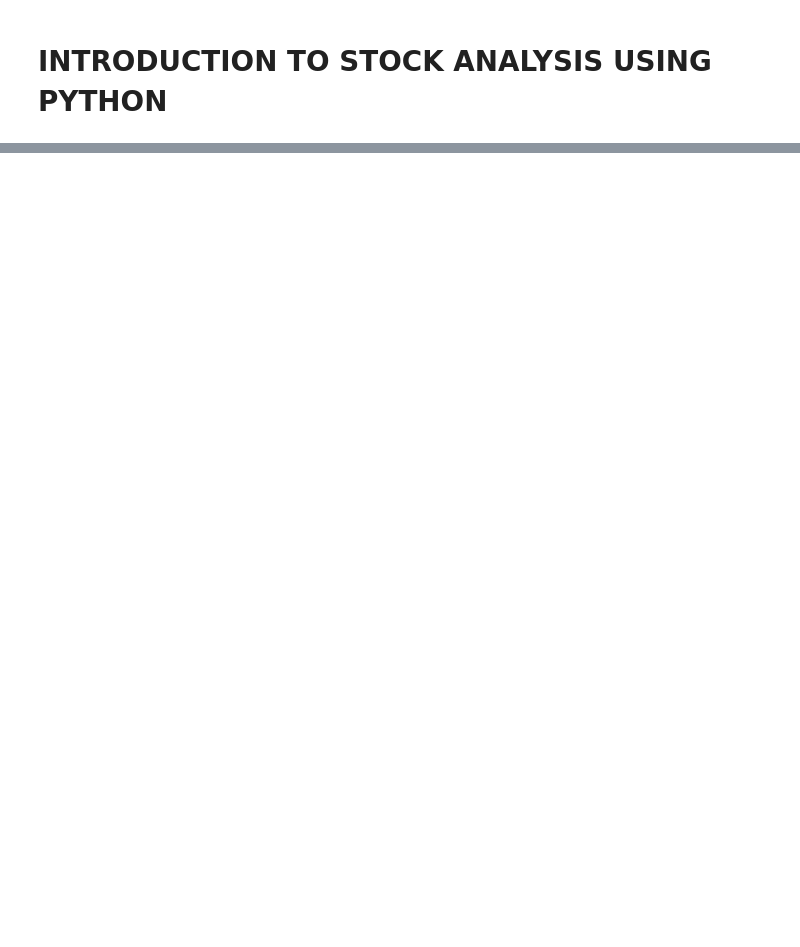
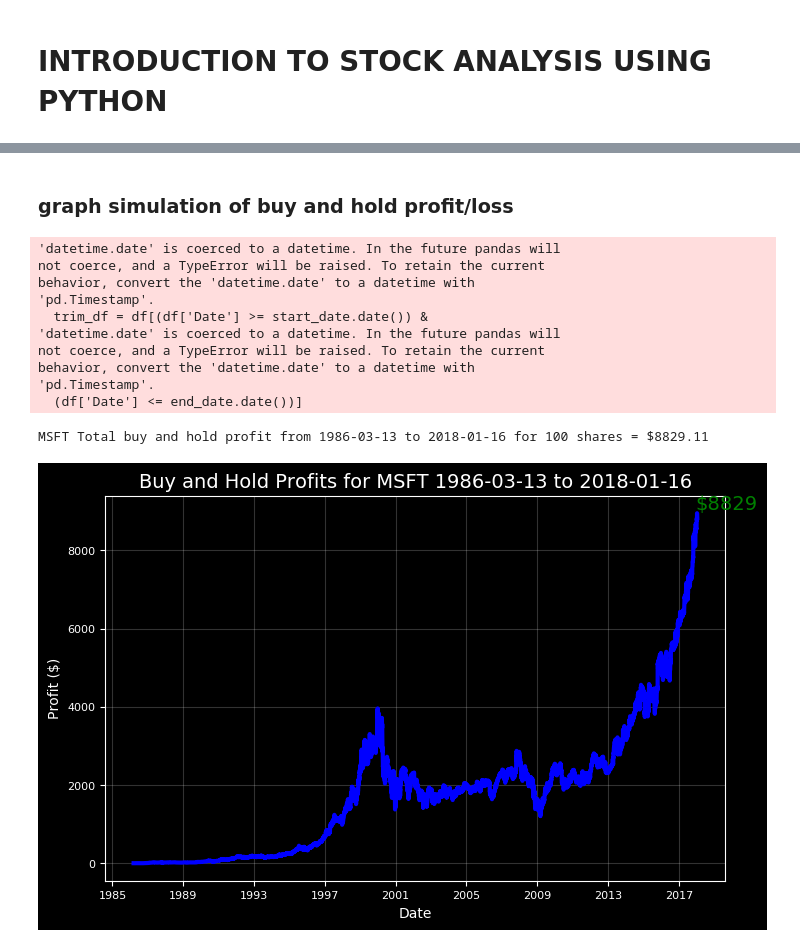
Before and after one commit to Gailholme/AwamProject, a Jupyter notebook: pythonStock/pythonStockAnalysis.ipynb, the cells around one changed output, grey strips where cells are left out. Saved outputs shown, nothing was run; the diff lists cells and outputs as text; code cells hidden in the pictures; blank space fills up the shorter version.

```diff
--- a/pythonStock/pythonStockAnalysis.ipynb
+++ b/pythonStock/pythonStockAnalysis.ipynb
@@ -15,0 +158,18 @@ ModuleNotFoundError: No module named 'fbprophet'
+# %% [markdown]
+### graph simulation of buy and hold profit/loss
+# %%
+microsoft.buy_and_hold(start_date='1986-03-13',
+                       end_date='2018-01-16', nshares=100)
+# %% [output]
+'datetime.date' is coerced to a datetime. In the future pandas will
+not coerce, and a TypeError will be raised. To retain the current
+behavior, convert the 'datetime.date' to a datetime with
+'pd.Timestamp'.
+  trim_df = df[(df['Date'] >= start_date.date()) &
+'datetime.date' is coerced to a datetime. In the future pandas will
+not coerce, and a TypeError will be raised. To retain the current
+behavior, convert the 'datetime.date' to a datetime with
+'pd.Timestamp'.
+  (df['Date'] <= end_date.date())]
+MSFT Total buy and hold profit from 1986-03-13 to 2018-01-16 for 100 shares = $8829.11
+[figure, added]
```
Also changed, not shown: parts of 30 cells of this notebook, 1 other file.
